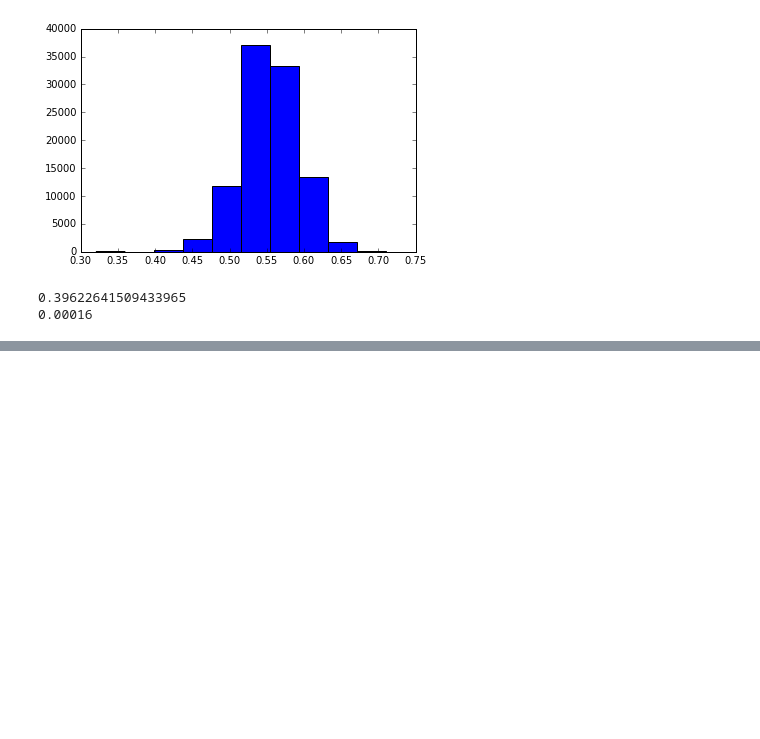
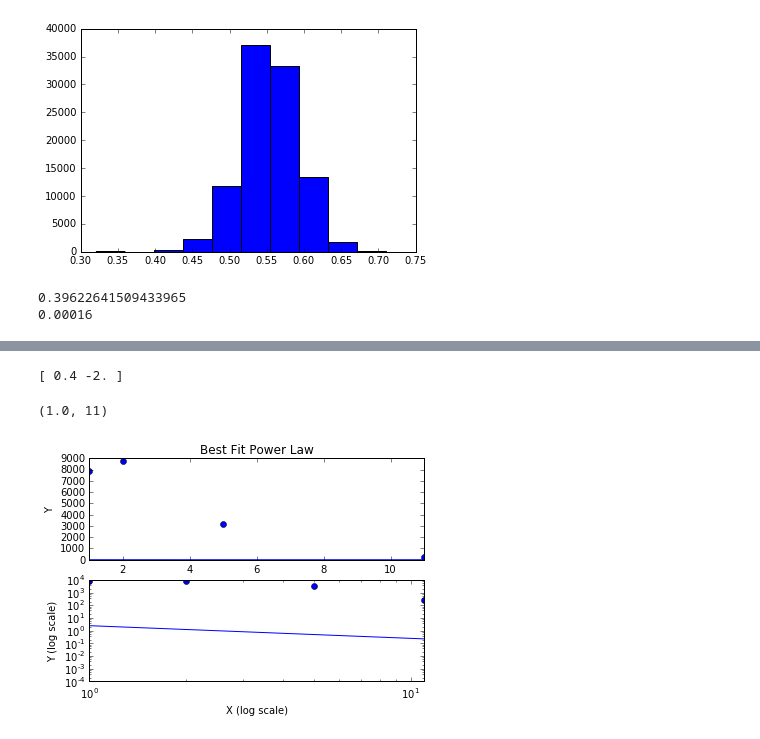
Before and after one commit to alangivre/TP1, a Jupyter notebook: TP1.ipynb, the cells around one changed output, grey strips where cells are left out. Drawn from its saved outputs; the diff is of its cells as text; code cells hidden in the pictures; blank space fills up the shorter version.

```diff
--- a/TP1.ipynb
+++ b/TP1.ipynb
@@ -253,0 +254,43 @@ import scipy
+# %%
+#copie lo que esta en el tutorial. La unica diferencia que tenemos es que no tenemos barra de error de cada medicion, asi que saco eso
+
+logx = np.log10(bins)
+logy = np.log10(pk)
+fitfunc = lambda p, x: p[0] + p[1] * x
+errfunc = lambda p, x, y: (y - fitfunc(p, x))
+
+pinit = [0.4, -2.0]
+
+out = optimize.leastsq(errfunc, pinit,args=(logx, logy), full_output=1)
+pfinal = out[0]
+
+print(pfinal)
+index = pfinal[1]
+amp = 10.0**pfinal[0]
+
+#El problema es que no minimiza nada.
+# %% [output]
+[ 0.4 -2. ]
+# %%
+powerlaw = lambda x, amp, index: amp * (x**index)
+
+plt.clf()
+plt.subplot(2, 1, 1)
+plt.plot(bins, powerlaw(bins, amp, index))     # Fit
+plt.plot(bins, pk, 'bo')  # Data
+#plt.text(5, 6.5, 'Ampli = %5.2f +/- %5.2f' % (amp, ampErr))
+#plt.text(5, 5.5, 'Index = %5.2f +/- %5.2f' % (index, indexErr))
+plt.title('Best Fit Power Law')
+plt.xlabel('X')
+plt.ylabel('Y')
+plt.xlim(1, 11)
+
+plt.subplot(2, 1, 2)
+plt.loglog(bins, powerlaw(bins, amp, index))
+plt.loglog(bins, pk, 'bo')  # Data
+plt.xlabel('X (log scale)')
+plt.ylabel('Y (log scale)')
+plt.xlim(1.0, 11)
+# %% [output]
+(1.0, 11)
+[figure, added]
```
Also changed, not shown: parts of 5 cells of this notebook.
